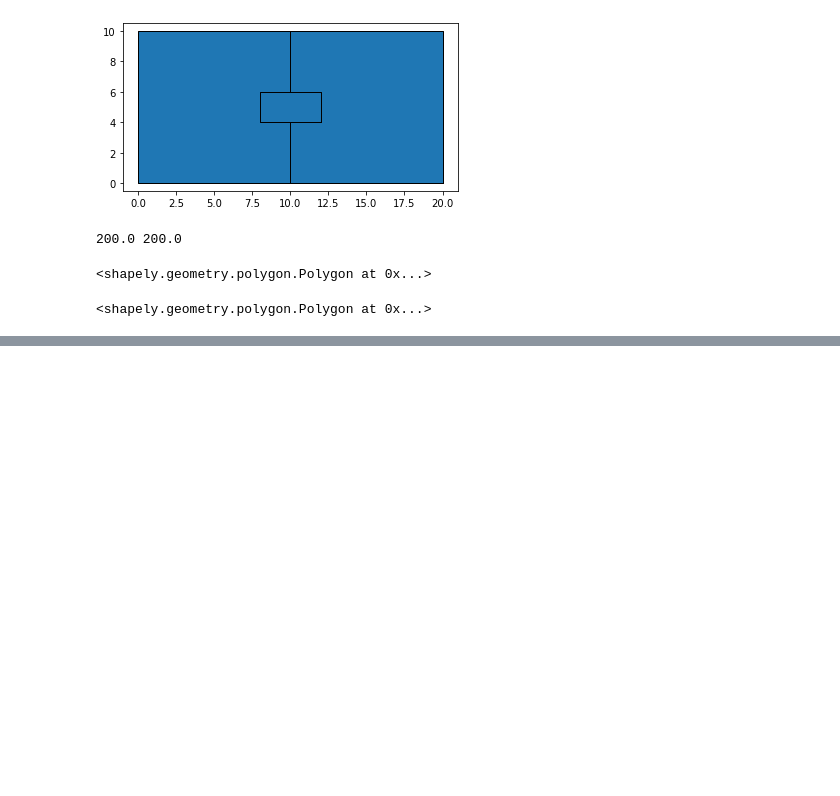
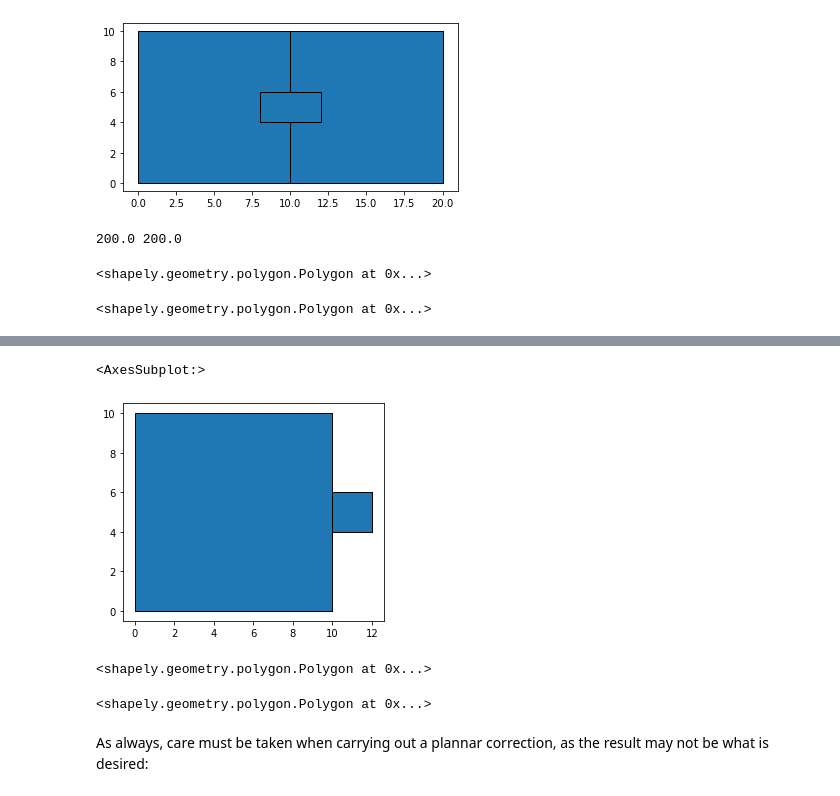
Before and after one commit to sjsrey/geoplanar, a Jupyter notebook: notebooks/overlaps.ipynb, the cells around one changed output, grey strips where cells are left out. Saved outputs shown, nothing was run; the diff lists cells and outputs as text; code cells hidden in the pictures; blank space fills up the shorter version.

Commit message:
Document largest option in trimming

```diff
--- a/notebooks/overlaps.ipynb
+++ b/notebooks/overlaps.ipynb
@@ -68,0 +73,6 @@ gdf.geometry[1]
+# %%
+p1 = box(0,0,10,10)
+p2 = box(8,4, 12,6)
+
+gdf = geopandas.GeoDataFrame(geometry=[p1,p2])
+gdf.plot(edgecolor='k')
@@ -68,0 +82,16 @@ gdf.geometry[1]
+# %%
+gdf = geoplanar.trim_overlaps(gdf, largest=False)
+gdf.plot(edgecolor='k')
+# %% [output]
+<AxesSubplot:>
+[figure, added]
+# %%
+gdf.geometry[0]
+# %% [output]
+<shapely.geometry.polygon.Polygon at 0x...>
+# %%
+gdf.geometry[1]
+# %% [output]
+<shapely.geometry.polygon.Polygon at 0x...>
+# %% [markdown]
+As always, care must be taken when carrying out a plannar correction, as the result may not be what is desired:
```
Also changed, not shown: parts of 7 cells of this notebook.
